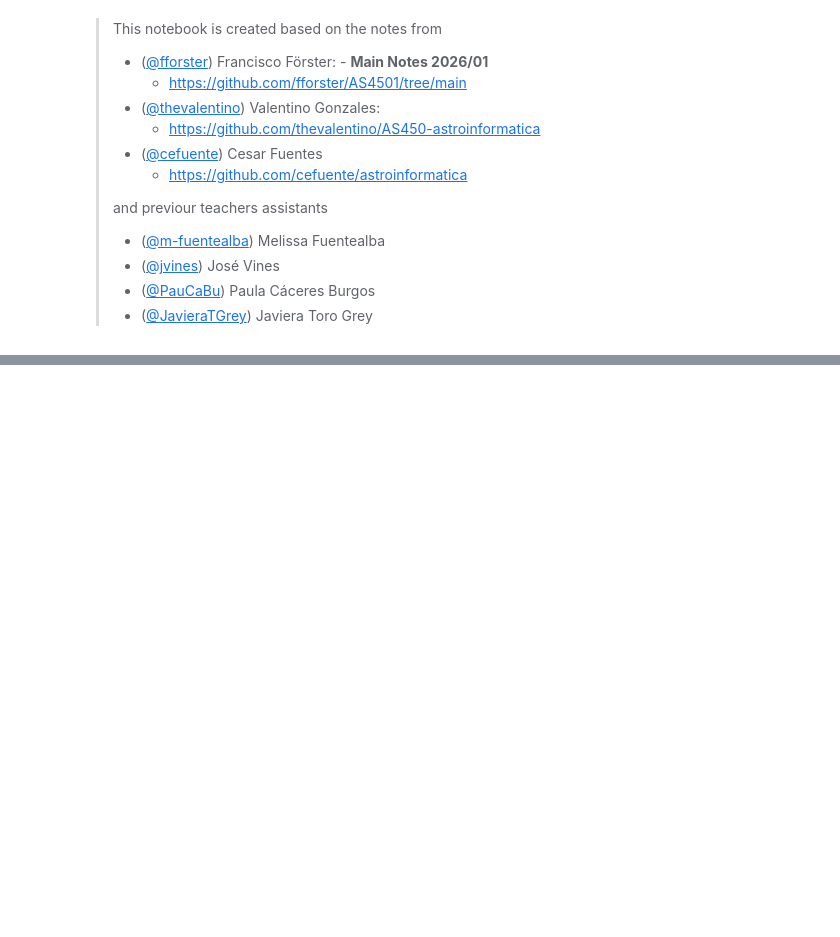
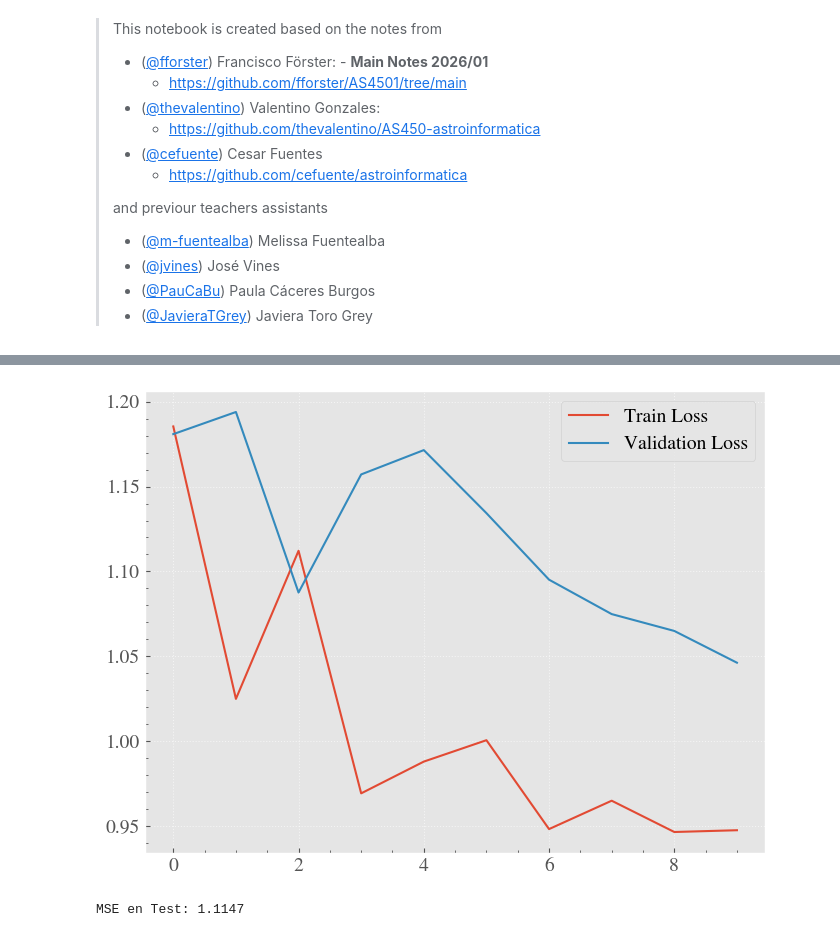
Before and after one commit to jurados/AS4501_Astroinformatic, a Jupyter notebook: Auxiliar/AUX8_NNII.ipynb, the cells around one changed output, grey strips where cells are left out. Drawn from its saved outputs; the diff is of its cells as text; code cells hidden in the pictures; blank space fills up the shorter version.

```diff
--- a/Auxiliar/AUX8_NNII.ipynb
+++ b/Auxiliar/AUX8_NNII.ipynb
@@ -128,5 +202,5 @@ df.shape, df.columns, df.head()
 # %%
-class GalaxyTransformer(nn.Module):
+class GalaxyRedshift(nn.Module):
     def __init__(self, num_features=5, d_model=64, nhead=4, num_layers=3, dropout=0.1):
         super().__init__()
 
@@ -135,34 +209,21 @@ class GalaxyTransformer(nn.Module):
         ])
 
         encoder_layer = nn.TransformerEncoderLayer(
-            d_model     = d_model,
-            nhead       = nhead,
-            dropout     = dropout,
-            batch_first = True,
+            d_model=d_model, nhead=nhead, dropout=dropout, batch_first=True
         )
         self.transformer_encoder = nn.TransformerEncoder(encoder_layer, num_layers)
 
         self.regressor = nn.Sequential(
-            nn.Linear(d_model, d_model//2),
+            nn.Linear(d_model, d_model // 2),
             nn.ReLU(),
             nn.Dropout(dropout),
-            nn.Linear(d_model //2, 1) # Salida el redshift estimado
+            nn.Linear(d_model // 2, 1)
         )
 
-    def forward(self,x):
-        # x shape: (batch_size, num_features)
-        batch_size   = x.size(0)
-        num_features = x.size(1)
-
-        # Generar embeddings para cada característica
-        # tokens shape final: (batch_size, num_features, d_model)
+    def forward(self, x):
         tokens = torch.stack([
-            self.feature_embeddings[i](x[:, i].unnsqueeze(-1))
-            for i in range()
-        ])
-
-        transformed = sefl.transformer_encoder(tokens)
-        pooled = transformed.mean(dim=1)
-
-        out = self.regressor(pooled)
-        return out.squeze(-1)
+            self.feature_embeddings[i](x[:, i].unsqueeze(-1))
+            for i in range(x.size(1))
+        ], dim=1)
+        pooled = self.transformer_encoder(tokens).mean(dim=1)
+        return self.regressor(pooled).squeeze(-1)
@@ -168,0 +284,26 @@ class GalaxyTransformer(nn.Module):
+# %%
+fig, ax = plt.subplots()
+
+ax.plot(range(max_epochs), history['train_loss'], label='Train Loss')
+ax.plot(range(max_epochs), history['val_loss'], label='Validation Loss')
+ax.legend()
+plt.show()
+# %% [output]
+[figure, added]
+# %%
+model.eval()
+all_preds, all_targets = [], []
+
+with torch.inference_mode():
+    for x_batch, y_batch in test_loader:
+        x_batch = x_batch.to(device)
+        preds   = model(x_batch)
+        all_preds.append(preds.cpu())
+        all_targets.append(y_batch)
+
+z_phot = torch.cat(all_preds).numpy()
+z_spec = torch.cat(all_targets).numpy()
+mse    = ((z_phot - z_spec) ** 2).mean()
+print(f"MSE en Test: {mse:.4f}")
+# %% [output]
+MSE en Test: 1.1147
```
Also changed, not shown: parts of 28 cells of this notebook.
